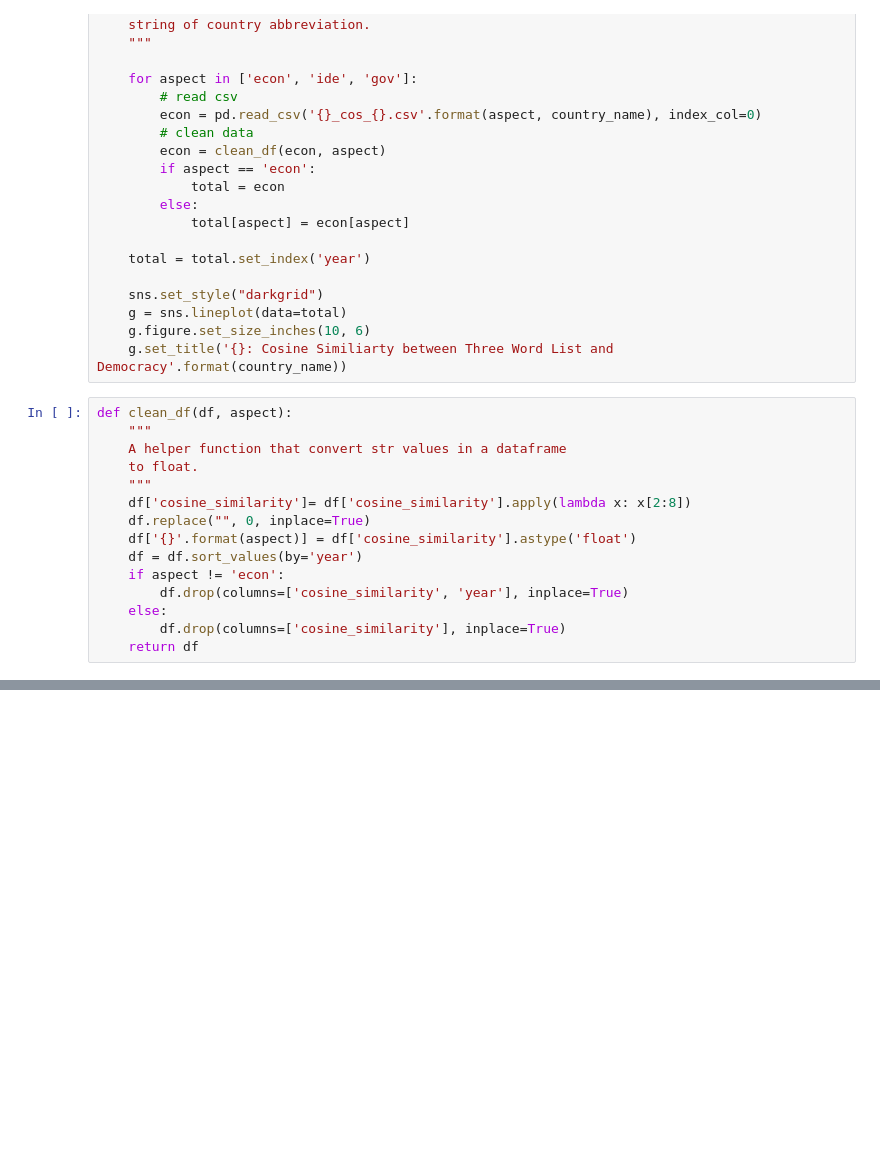
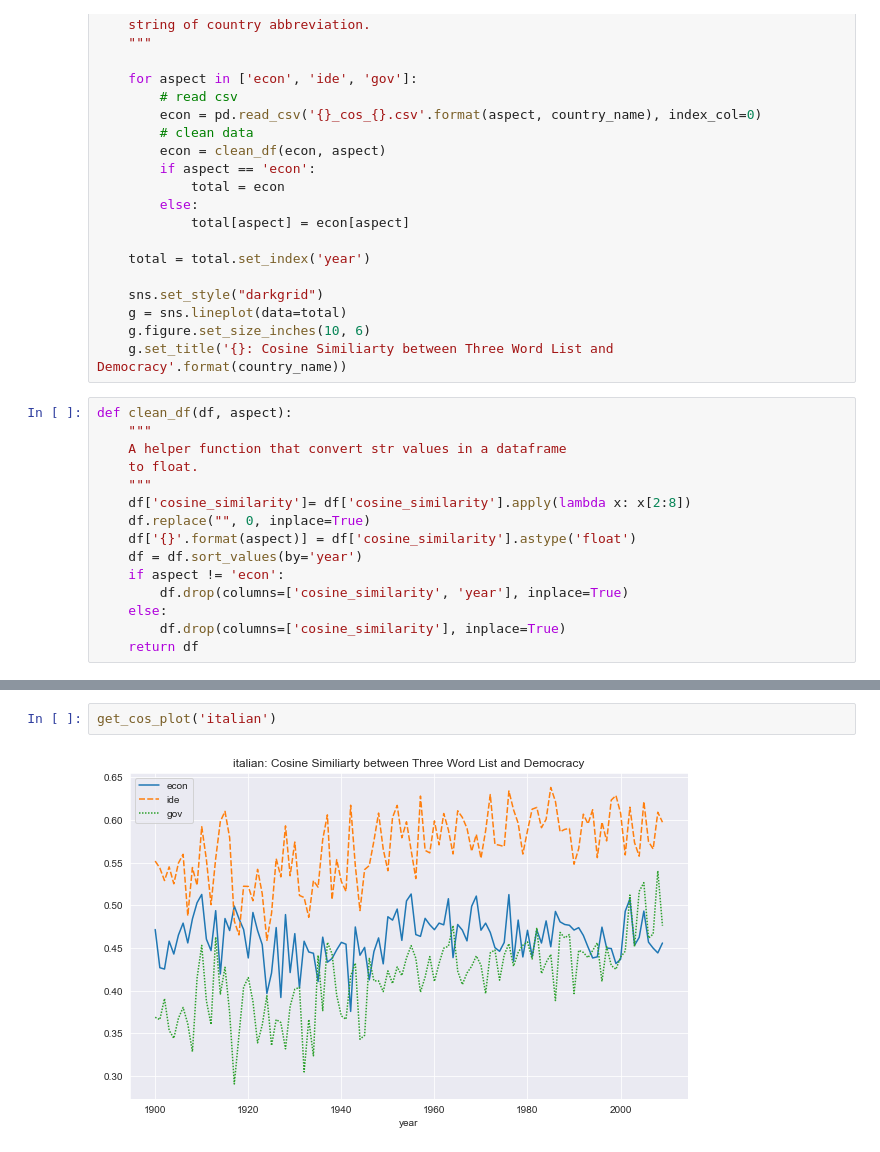
Before and after one commit to cultural-proj/democracy, a Jupyter notebook: cosine_pipeline.ipynb, the cells around one changed output, grey strips where cells are left out. Saved outputs shown, nothing was run; the diff lists cells and outputs as text; blank space fills up the shorter version.

```diff
--- a/cosine_pipeline.ipynb
+++ b/cosine_pipeline.ipynb
@@ -64,0 +66,4 @@ for country in [, 'engus', 'fre', 'ger', 'italian', 'russian']:
+# %%
+get_cos_plot('italian')
+# %% [output]
+[figure, added]
```
Also changed, not shown: parts of 8 cells of this notebook.
